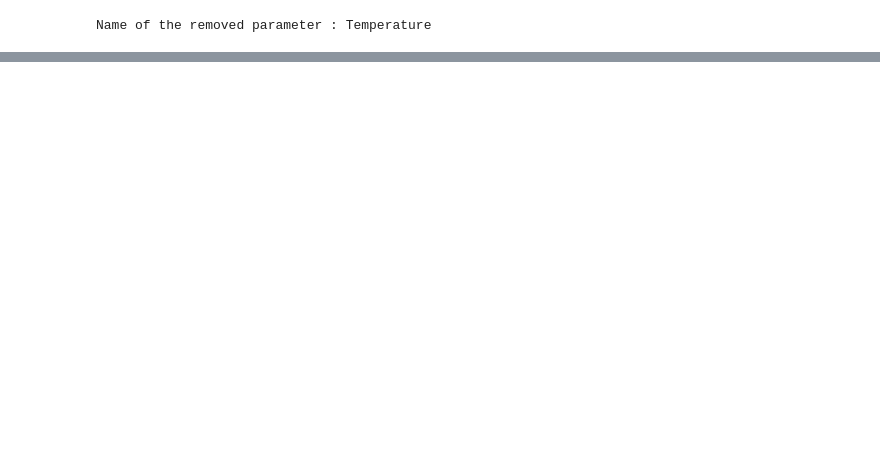
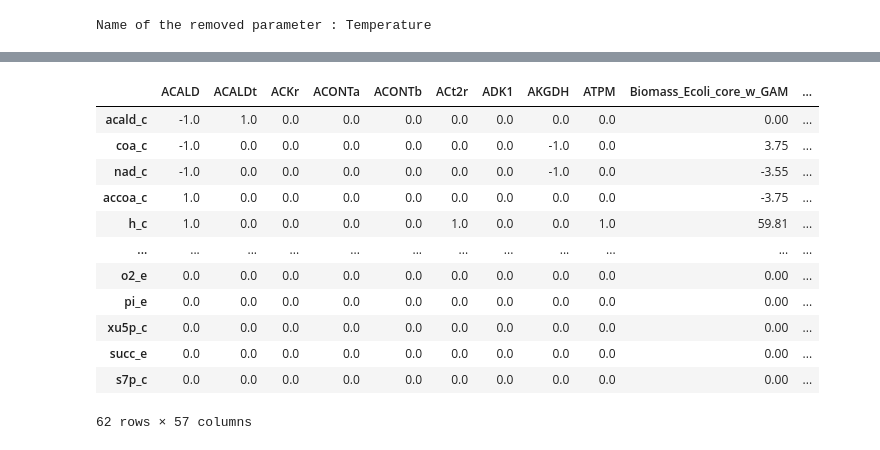
Before and after one commit to tuturax/BadAss, a Jupyter notebook: Notebooks/E_Coli_Core.ipynb, the cells around one changed output, grey strips where cells are left out. Saved outputs shown, nothing was run; the diff lists cells and outputs as text; code cells hidden in the pictures; blank space fills up the shorter version.

```diff
--- a/Notebooks/E_Coli_Core.ipynb
+++ b/Notebooks/E_Coli_Core.ipynb
@@ -33,0 +56,16 @@ Name of the removed parameter : Temperature
+# %%
+momo.Stoichio_matrix
+# %% [output]
+|  | ACALD | ACALDt | ACKr | ACONTa | ACONTb | ACt2r | ADK1 | AKGDH | ATPM | Biomass_Ecoli_core_w_GAM | ... |
+| acald_c | -1.0 | 1.0 | 0.0 | 0.0 | 0.0 | 0.0 | 0.0 | 0.0 | 0.0 | 0.00 | ... |
+| coa_c | -1.0 | 0.0 | 0.0 | 0.0 | 0.0 | 0.0 | 0.0 | -1.0 | 0.0 | 3.75 | ... |
+| nad_c | -1.0 | 0.0 | 0.0 | 0.0 | 0.0 | 0.0 | 0.0 | -1.0 | 0.0 | -3.55 | ... |
+| accoa_c | 1.0 | 0.0 | 0.0 | 0.0 | 0.0 | 0.0 | 0.0 | 0.0 | 0.0 | -3.75 | ... |
+| h_c | 1.0 | 0.0 | 0.0 | 0.0 | 0.0 | 1.0 | 0.0 | 0.0 | 1.0 | 59.81 | ... |
+| ... | ... | ... | ... | ... | ... | ... | ... | ... | ... | ... | ... |
+| o2_e | 0.0 | 0.0 | 0.0 | 0.0 | 0.0 | 0.0 | 0.0 | 0.0 | 0.0 | 0.00 | ... |
+| pi_e | 0.0 | 0.0 | 0.0 | 0.0 | 0.0 | 0.0 | 0.0 | 0.0 | 0.0 | 0.00 | ... |
+| xu5p_c | 0.0 | 0.0 | 0.0 | 0.0 | 0.0 | 0.0 | 0.0 | 0.0 | 0.0 | 0.00 | ... |
+| succ_e | 0.0 | 0.0 | 0.0 | 0.0 | 0.0 | 0.0 | 0.0 | 0.0 | 0.0 | 0.00 | ... |
+| s7p_c | 0.0 | 0.0 | 0.0 | 0.0 | 0.0 | 0.0 | 0.0 | 0.0 | 0.0 | 0.00 | ... |
+62 rows × 57 columns
```
Also changed, not shown: parts of 14 cells of this notebook, 9 other files.
